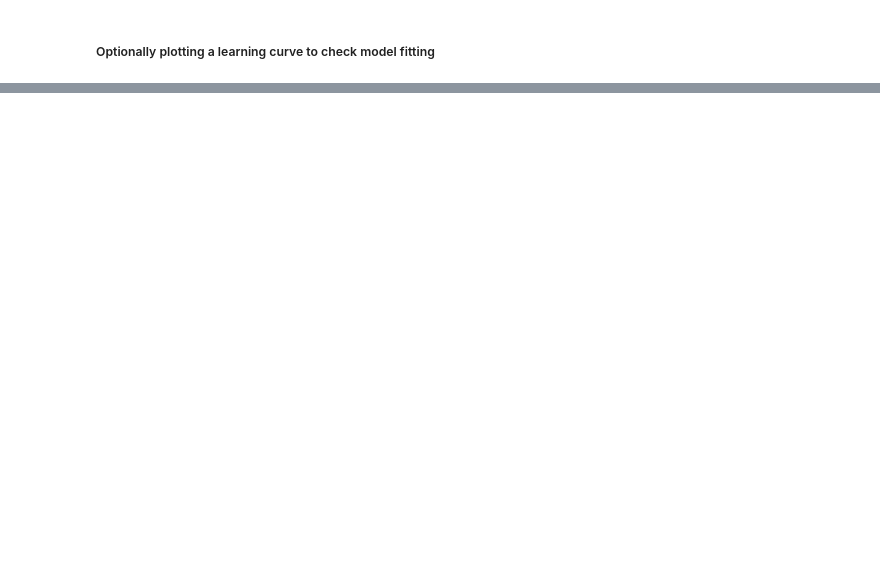
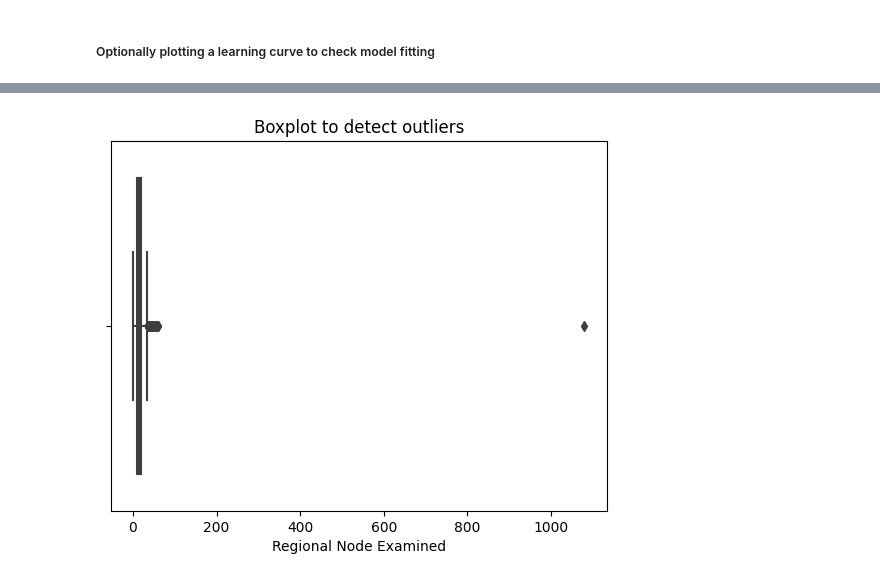
Before and after one commit to CrookCentaur/Breast-Cancer-Mortality-Prediction-using-Machine-Learning, a Jupyter notebook: Data_Mining_&_ML_Coursework.ipynb, the cells around one changed output, grey strips where cells are left out. Drawn from its saved outputs; the diff is of its cells as text; code cells hidden in the pictures; blank space fills up the shorter version.

```diff
--- a/Data_Mining_&_ML_Coursework.ipynb
+++ b/Data_Mining_&_ML_Coursework.ipynb
@@ -1157,0 +1430,8 @@ plt.show()
+# %%
+# Visualizing outliers in the "Regional Node Examined" feature using a boxplot
+
+sns.boxplot(data=Survival_rate, x='Regional Node Examined')
+plt.title("Boxplot to detect outliers")
+plt.show()
+# %% [output]
+[figure, added]
```
Also changed, not shown: parts of 82 cells of this notebook.
